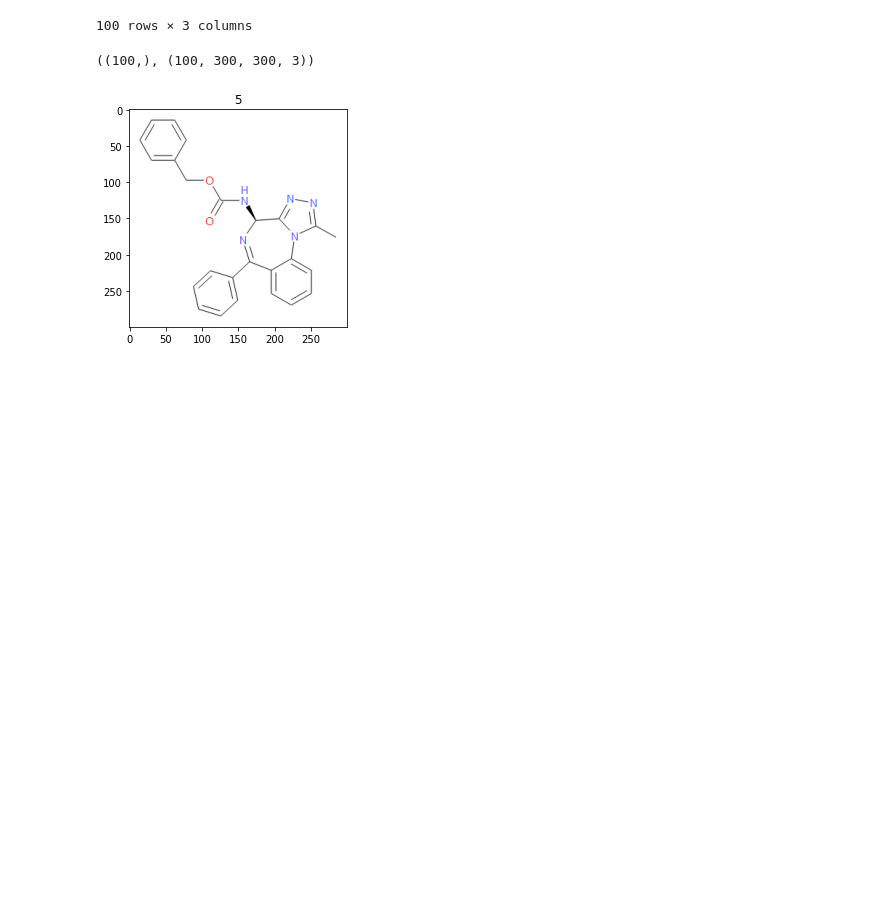
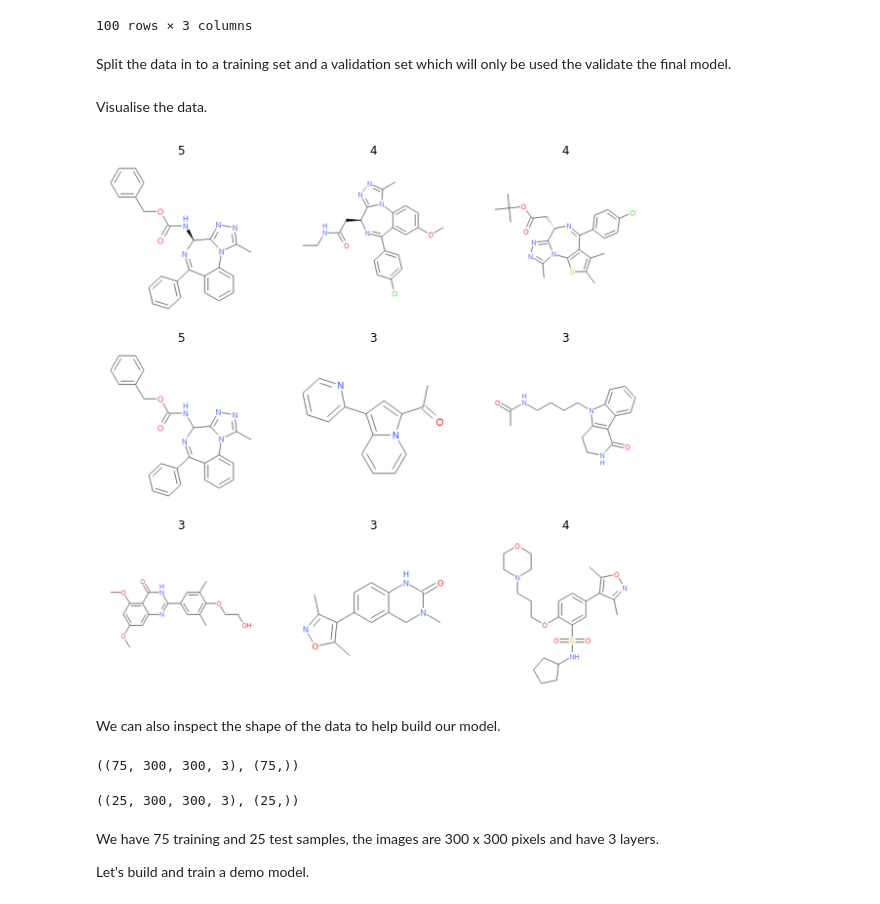
Before and after one commit to mattjackson89/mlops-demo, a Jupyter notebook: data-science/train_v1.ipynb, the cells around one changed output. Drawn from its saved outputs; the diff is of its cells as text; code cells hidden in the pictures; blank space fills up the shorter version.

Commit message:
Updates notebook to train v1

```diff
--- a/data-science/train_v1.ipynb
+++ b/data-science/train_v1.ipynb
@@ -42,14 +58,14 @@ display(compound_df)
 # %%
 compound_image_data = []
 compound_ring_cats = []
+compound_ring_labels = []
 for row in compound_df.iterrows():
     compound_image_data.append(plt.imread(row[1]["image"]))
-    compound_ring_cats.append(int(row[1]["num_rings"]))
+    compound_ring_labels.append(int(row[1]["num_rings"]))
+    compound_ring_cats.append(int(row[1]["num_rings"]) - 1)
 
 compound_image_data = np.array(compound_image_data)
 compound_ring_cats = np.array(compound_ring_cats)
-# %%
-compound_ring_cats.shape, compound_image_data.shape
-# %% [output]
-((100,), (100, 300, 300, 3))
+# %% [markdown]
+Split the data in to a training set and a validation set which will only be used the validate the final model.
 # %%
@@ -57,6 +73,21 @@ X_train, X_test, y_train, y_test = train_test_split(compound_image_data, compoun
+# %% [markdown]
+Visualise the data.
 # %%
-plt.imshow(compound_image_data[0])
-plt.title(compound_ring_cats[0])
-plt.show()
+plt.figure(figsize=(10, 10))
+for i in range(9):
+    ax = plt.subplot(3, 3, i + 1)
+    plt.imshow(compound_image_data[i])
+    plt.title(compound_ring_labels[i])
+    plt.axis("off")
 # %% [output]
-[figure, old version]
+[figure, new version]
+# %% [markdown]
+We can also inspect the shape of the data to help build our model.
+# %%
+x_train.shape, y_train.shape
+# %% [output]
+((75, 300, 300, 3), (75,))
+# %%
+x_test.shape, y_test.shape
+# %% [output]
+((25, 300, 300, 3), (25,))
@@ -63,3 +97,7 @@ plt.show()
+# %% [markdown]
+We have 75 training and 25 test samples, the images are 300 x 300 pixels and have 3 layers.
+
+Let's build and train a demo model.
 # %%
 model = keras.Sequential(
     [
```
Also changed, not shown: parts of 33 cells of this notebook, 2 other files.
